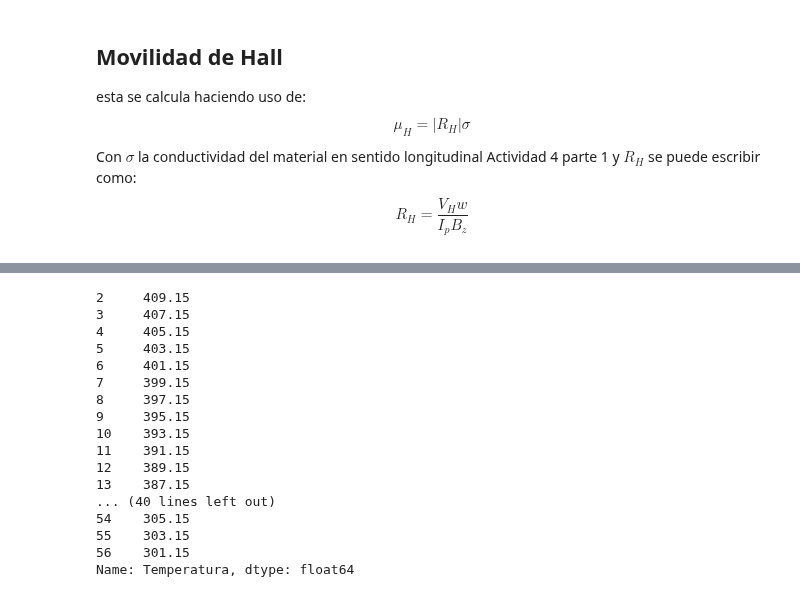
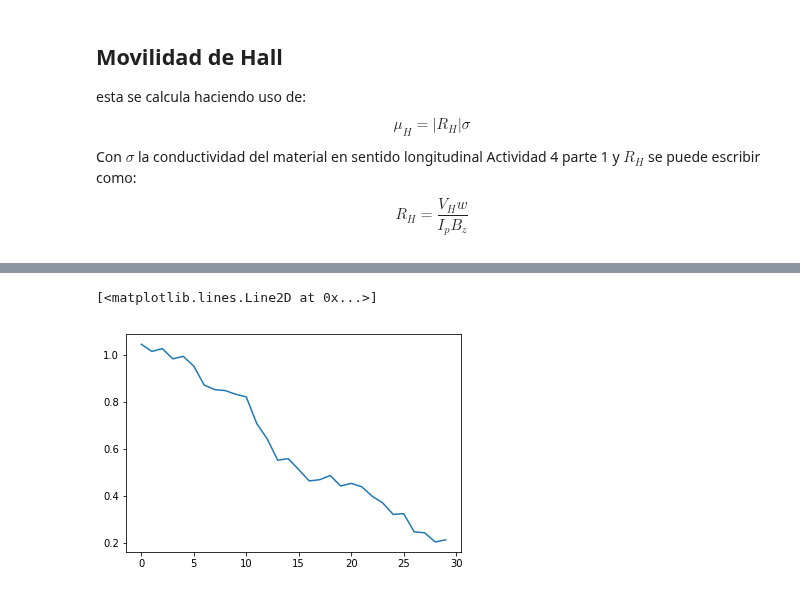
Before and after one commit to jamontanac/Laboratorio-Avanzado, a Jupyter notebook: Hall_Effect/Analisis.ipynb, the cells around one changed output, grey strips where cells are left out. Drawn from its saved outputs; the diff is of its cells as text; code cells hidden in the pictures.

```diff
--- a/Hall_Effect/Analisis.ipynb
+++ b/Hall_Effect/Analisis.ipynb
@@ -583,20 +578,5 @@ plt.plot(np.linspace(301,409,1000),1000*np.linspace(301,409,1000)**(-3./2.))
-# %%
-Act_4_2.Temperatura
-# %% [output]
-2     409.15
-3     407.15
-4     405.15
-5     403.15
-6     401.15
-7     399.15
-8     397.15
-9     395.15
-10    393.15
-11    391.15
-12    389.15
-13    387.15
-... (40 lines left out)
-54    305.15
-55    303.15
-56    301.15
-Name: Temperatura, dtype: float64
+# %%
+plt.plot(mu_H[35:5:-1])
+# %% [output]
+[<matplotlib.lines.Line2D at 0x...>]
+[figure, added]
```
Also changed, not shown: parts of 6 cells of this notebook.
